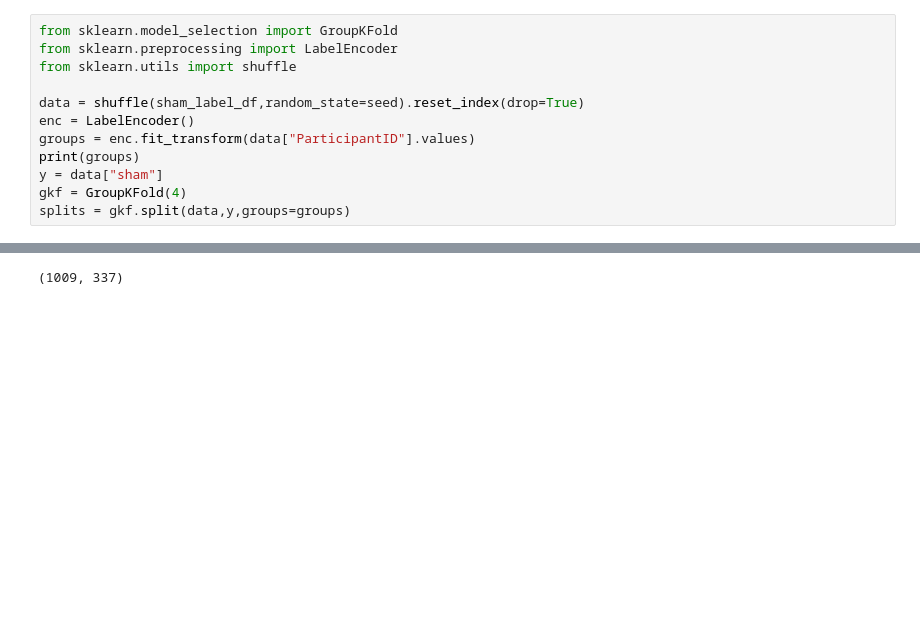
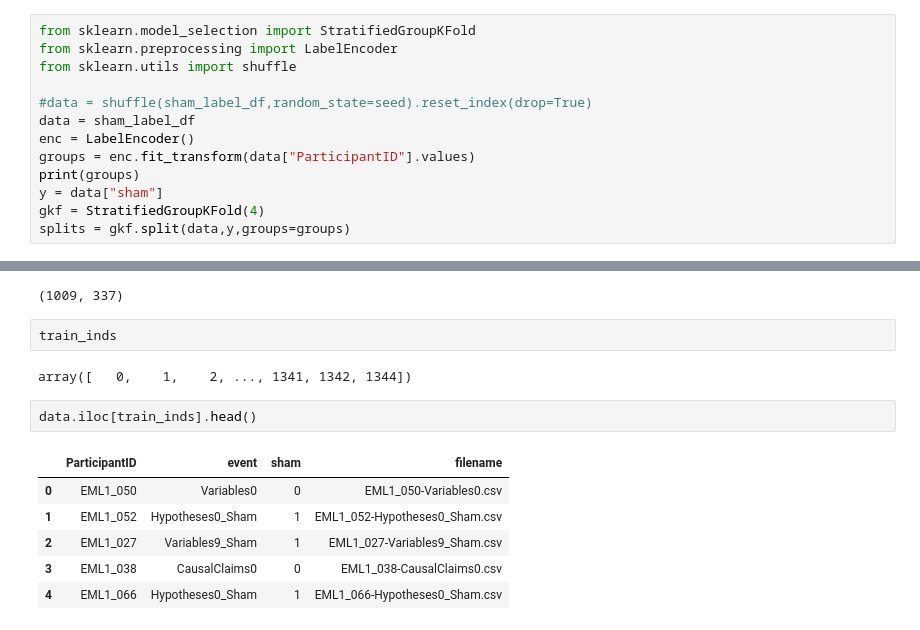
Before and after one commit to rosyvs/DeepGaze, a Jupyter notebook: notebooks/data_loading.ipynb, the cells around one changed output, grey strips where cells are left out. Cells and saved outputs as stored; diff of their text form; blank space fills up the shorter version.

```diff
--- a/notebooks/data_loading.ipynb
+++ b/notebooks/data_loading.ipynb
@@ -628,15 +650,16 @@ sham_label_df = process_sham_data(shamnosham_datapath)
 # %%
 sham_label_df.to_csv("/Users/rickgentry/emotive_lab/eyemind/data/sham_labels.csv")
 # %%
-from sklearn.model_selection import GroupKFold
+from sklearn.model_selection import StratifiedGroupKFold
 from sklearn.preprocessing import LabelEncoder
 from sklearn.utils import shuffle
 
-data = shuffle(sham_label_df,random_state=seed).reset_index(drop=True)
+#data = shuffle(sham_label_df,random_state=seed).reset_index(drop=True)
+data = sham_label_df
 enc = LabelEncoder()
 groups = enc.fit_transform(data["ParticipantID"].values)
 print(groups)
 y = data["sham"]
-gkf = GroupKFold(4)
+gkf = StratifiedGroupKFold(4)
 splits = gkf.split(data,y,groups=groups)
 # %% [output]
@@ -652,3 +822,16 @@ train_inds , test_inds = sl[0]
 len(train_inds), len(test_inds)
 # %% [output]
 (1009, 337)
+# %%
+train_inds
+# %% [output]
+array([   0,    1,    2, ..., 1341, 1342, 1344])
+# %%
+data.iloc[train_inds].head()
+# %% [output]
+|  | ParticipantID | event | sham | filename |
+| 0 | EML1_050 | Variables0 | 0 | EML1_050-Variables0.csv |
+| 1 | EML1_052 | Hypotheses0_Sham | 1 | EML1_052-Hypotheses0_Sham.csv |
+| 2 | EML1_027 | Variables9_Sham | 1 | EML1_027-Variables9_Sham.csv |
+| 3 | EML1_038 | CausalClaims0 | 0 | EML1_038-CausalClaims0.csv |
+| 4 | EML1_066 | Hypotheses0_Sham | 1 | EML1_066-Hypotheses0_Sham.csv |
```
Also changed, not shown: parts of 26 cells of this notebook, 21 other files.
